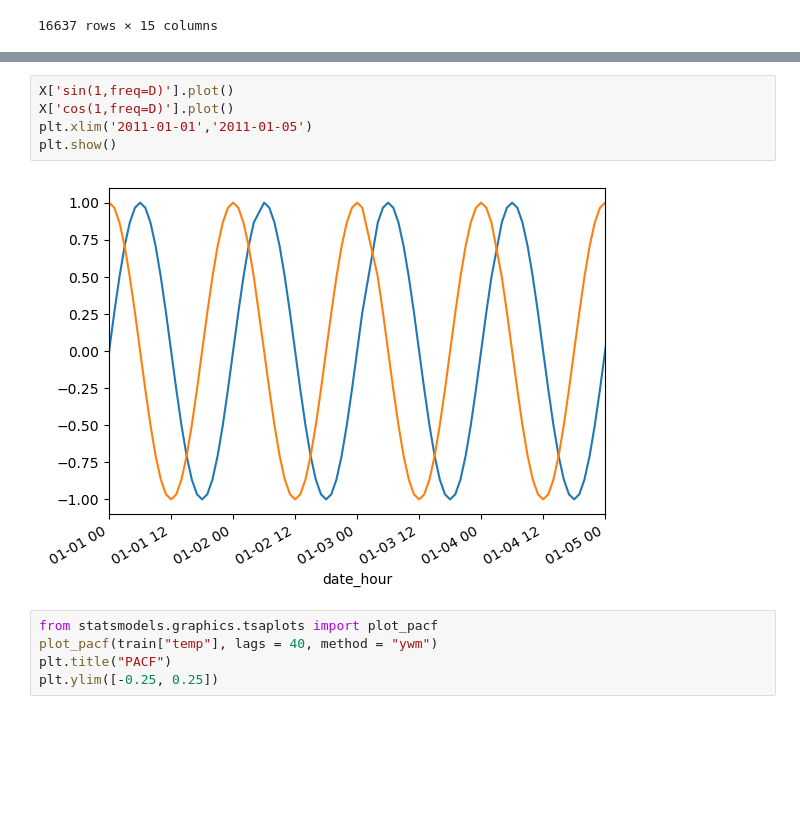
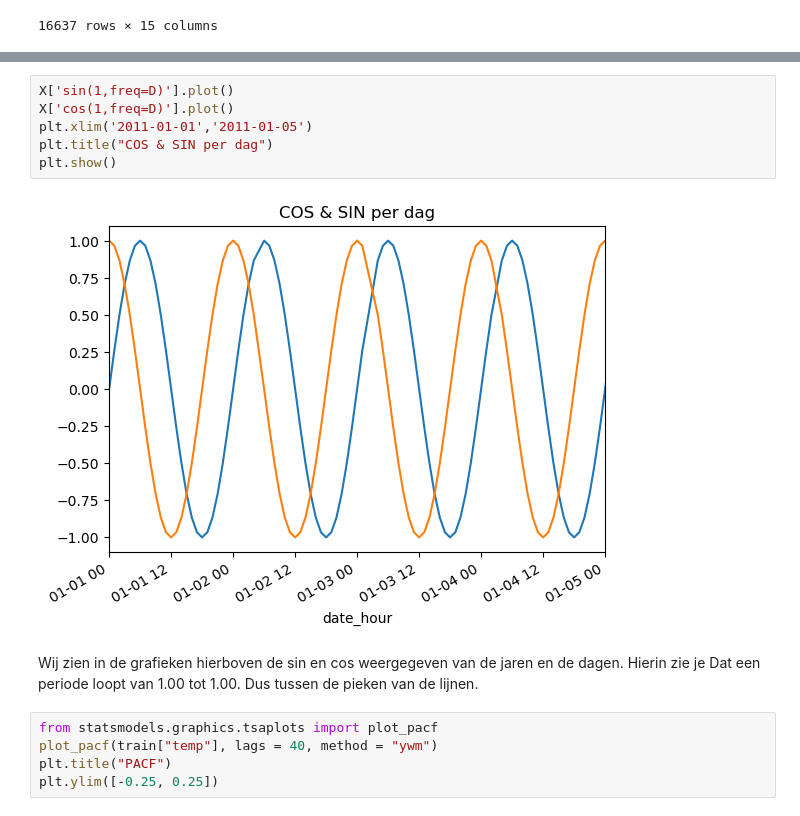
Before and after one commit to NimaGhafar/machine_learning_deurwaardes, a Jupyter notebook: Heethoofd_Portfolio.ipynb, the cells around one changed output, grey strips where cells are left out. Saved outputs shown, nothing was run; the diff lists cells and outputs as text; blank space fills up the shorter version.

```diff
--- a/Heethoofd_Portfolio.ipynb
+++ b/Heethoofd_Portfolio.ipynb
@@ -775,10 +801,13 @@ plt.show()
 # %%
 X['sin(1,freq=D)'].plot()
 X['cos(1,freq=D)'].plot()
 plt.xlim('2011-01-01','2011-01-05')
+plt.title("COS & SIN per dag")
 plt.show()
 # %% [output]
-[figure, old version]
+[figure, new version]
+# %% [markdown]
+Wij zien in de grafieken hierboven de sin en cos weergegeven van de jaren en de dagen. Hierin zie je Dat een periode loopt van 1.00 tot 1.00. Dus tussen de pieken van de lijnen.
 # %%
 from statsmodels.graphics.tsaplots import plot_pacf
 plot_pacf(train["temp"], lags = 40, method = "ywm")
```
Also changed, not shown: parts of 66 cells of this notebook.
